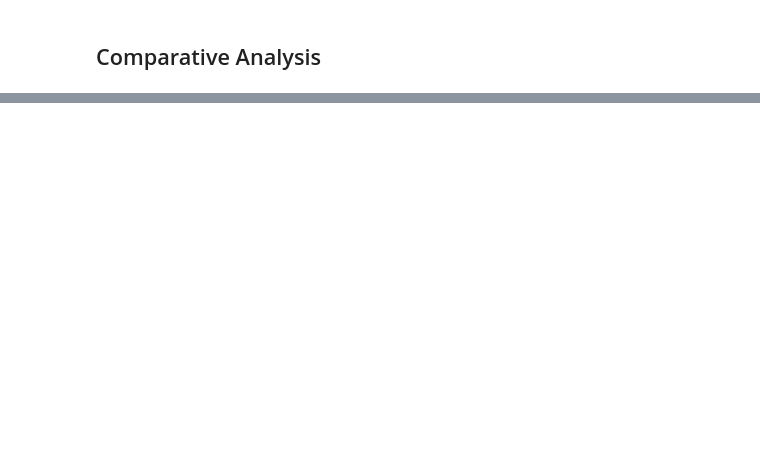
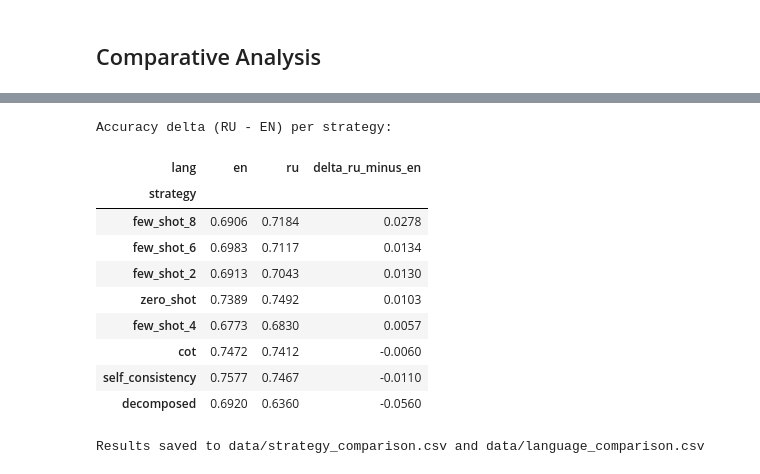
Before and after one commit to innokeny/hiromi, a Jupyter notebook: notebooks/experiments.ipynb, the cells around one changed output, grey strips where cells are left out. Saved outputs shown, nothing was run; the diff lists cells and outputs as text; code cells hidden in the pictures; blank space fills up the shorter version.

```diff
--- a/notebooks/experiments.ipynb
+++ b/notebooks/experiments.ipynb
@@ -111,6 +115,10 @@ def make_pred_referenced(sample: pd.Series, judge: LlmAsAJudge) -> dict:
         'latency_s': elapsed,
     })
     return pred
+
+
+# Accumulate all reports throughout the notebook
+all_reports: dict[str, dict] = {}
 # %% [markdown]
 ## Data Preparation
 # %%
@@ -160,3 +358,14 @@ dataset: 7632 rows | dataset_referenced: 7608 rows
+# %%
+for lang, prompt in [('en', REFERENCE_EN), ('ru', REFERENCE_RU)]:
+    judge = LlmAsAJudge(prompt=prompt, client=create_client(), model=create_model(YC_MODEL))
+    t0 = time.perf_counter()
+    preds = parallel_apply(sample_referenced, lambda x, j=judge: make_pred_referenced(x, j))
+    elapsed = time.perf_counter() - t0
+    key = f'reference_based_{lang}'
+    preds.to_csv(DATA_DIR / f'{key}_predict.csv', index=False)
+    all_reports[key] = make_report(preds, strategy=key, latency=elapsed / len(preds))
+    print(f"Reference-based ({lang}) accuracy: {all_reports[key]['accuracy']:.4f}  "
+          f"F1: {all_reports[key]['weighted avg']['f1-score']:.4f}")
 # %% [markdown]
 ## Chain-of-Thought (CoT)
 # %%
@@ -381,4 +752,25 @@ cat_breakdown
+# %%
+# Language comparison: accuracy delta (RU - EN) per strategy
+pivot = summary.pivot(index='strategy', columns='lang', values='accuracy')
+pivot['delta_ru_minus_en'] = (pivot['ru'] - pivot['en']).round(4)
+pivot = pivot.sort_values('delta_ru_minus_en', ascending=False)
+print('Accuracy delta (RU - EN) per strategy:')
+pivot
+# %% [output]
+Accuracy delta (RU - EN) per strategy:
+| lang | en | ru | delta_ru_minus_en |
+| strategy |  |  |  |
+| few_shot_8 | 0.6906 | 0.7184 | 0.0278 |
+| few_shot_6 | 0.6983 | 0.7117 | 0.0134 |
+| few_shot_2 | 0.6913 | 0.7043 | 0.0130 |
+| zero_shot | 0.7389 | 0.7492 | 0.0103 |
+| few_shot_4 | 0.6773 | 0.6830 | 0.0057 |
+| cot | 0.7472 | 0.7412 | -0.0060 |
+| self_consistency | 0.7577 | 0.7467 | -0.0110 |
+| decomposed | 0.6920 | 0.6360 | -0.0560 |
 # %%
 summary.to_csv(DATA_DIR / 'strategy_comparison.csv', index=False)
-cat_breakdown.to_csv(DATA_DIR / 'category_breakdown.csv')
-print('Results saved to data/strategy_comparison.csv and data/category_breakdown.csv')
+pivot.to_csv(DATA_DIR / 'language_comparison.csv')
+print('Results saved to data/strategy_comparison.csv and data/language_comparison.csv')
+# %% [output]
+Results saved to data/strategy_comparison.csv and data/language_comparison.csv
```
Also changed, not shown: parts of 21 cells of this notebook, 25 other files.
